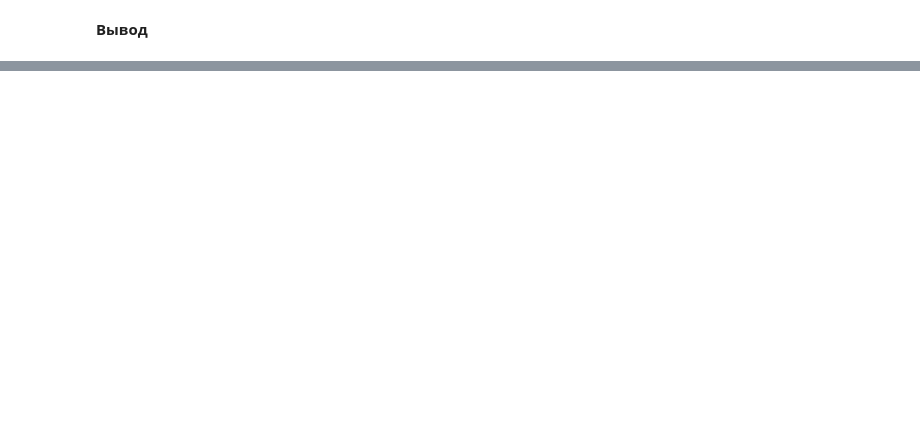
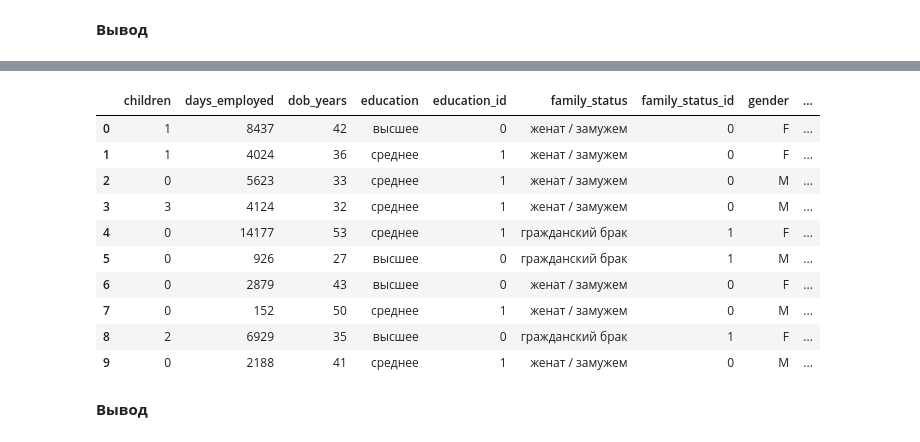
Before and after one commit to gurevivan/data-analyst-project, a Jupyter notebook: credit_scoring/credit_scoring.ipynb, the cells around one changed output, grey strips where cells are left out. Drawn from its saved outputs; the diff is of its cells as text; code cells hidden in the pictures; blank space fills up the shorter version.

```diff
--- a/credit_scoring/credit_scoring.ipynb
+++ b/credit_scoring/credit_scoring.ipynb
@@ -222,0 +254,5 @@ Cравниваем полученные результаты по таблиц
+# %%
+clients.loc[(clients['dob_years'] == 0) & (clients['education'] == 'среднее'), 'dob_years'] = clients['days_employed']/365+18
+clients.loc[(clients['dob_years'] == 0) & (clients['education'] == 'неоконченное высшее'), 'dob_years'] = clients['days_employed']/365+20
+clients.loc[(clients['dob_years'] == 0) & (clients['education'] == 'высшее'), 'dob_years'] = clients['days_employed']/365+22
+clients['dob_years'] = clients['dob_years'].astype('int') # заменим вещественный тип данных на целочисленный
@@ -248,0 +281,2 @@ Cравниваем полученные результаты по таблиц
+# %%
+clients = clients.drop_duplicates() # удаление дубликатов
@@ -268,0 +297,6 @@ Cравниваем полученные результаты по таблиц
+# %%
+m = Mystem() # создаем объект-лемматизатор
+purpose_uniq = clients['purpose'].unique() # создание списка уникальных целей кредита
+purpose_uniq_str =' '.join(purpose_uniq) # преобразование списка в строку
+lemmas = m.lemmatize(purpose_uniq_str) # лемматизируем строку
+print(Counter(lemmas)) # подсчёт и вывод на экран слов встречающихся в строке
@@ -268,0 +307,16 @@ Cравниваем полученные результаты по таблиц
+# %%
+def purpose_lemm (row_values): # создаём функцию
+    row_lemmas = m.lemmatize(row_values) # лемматизируем row_values
+    if 'жилье' in row_lemmas:
+        return 'недвижимость'
+    if 'недвижимость' in row_lemmas:
+        return 'недвижимость'
+    if 'автомобиль' in row_lemmas:
+        return 'автомобиль'
+    if 'образование' in row_lemmas:
+        return 'образование'
+    if 'свадьба' in row_lemmas:
+        return 'свадьба'
+    return 'прочее'
+
+clients['purpose_lemmas'] = clients['purpose'].apply(purpose_lemm) # создаём столбец purpose_lemmas и присваеваем категории
@@ -268,0 +329,16 @@ Cравниваем полученные результаты по таблиц
+# %%
+display(clients.head(10)) # получение первых 10 строк таблицы clients
+# %% [output]
+|  | children | days_employed | dob_years | education | education_id | family_status | family_status_id | gender | ... |
+| 0 | 1 | 8437 | 42 | высшее | 0 | женат / замужем | 0 | F | ... |
+| 1 | 1 | 4024 | 36 | среднее | 1 | женат / замужем | 0 | F | ... |
+| 2 | 0 | 5623 | 33 | среднее | 1 | женат / замужем | 0 | M | ... |
+| 3 | 3 | 4124 | 32 | среднее | 1 | женат / замужем | 0 | M | ... |
+| 4 | 0 | 14177 | 53 | среднее | 1 | гражданский брак | 1 | F | ... |
+| 5 | 0 | 926 | 27 | высшее | 0 | гражданский брак | 1 | M | ... |
+| 6 | 0 | 2879 | 43 | высшее | 0 | женат / замужем | 0 | F | ... |
+| 7 | 0 | 152 | 50 | среднее | 1 | женат / замужем | 0 | M | ... |
+| 8 | 2 | 6929 | 35 | высшее | 0 | гражданский брак | 1 | F | ... |
+| 9 | 0 | 2188 | 41 | среднее | 1 | женат / замужем | 0 | M | ... |
+# %% [markdown]
+**Вывод**
```
Also changed, not shown: parts of 171 cells of this notebook.
